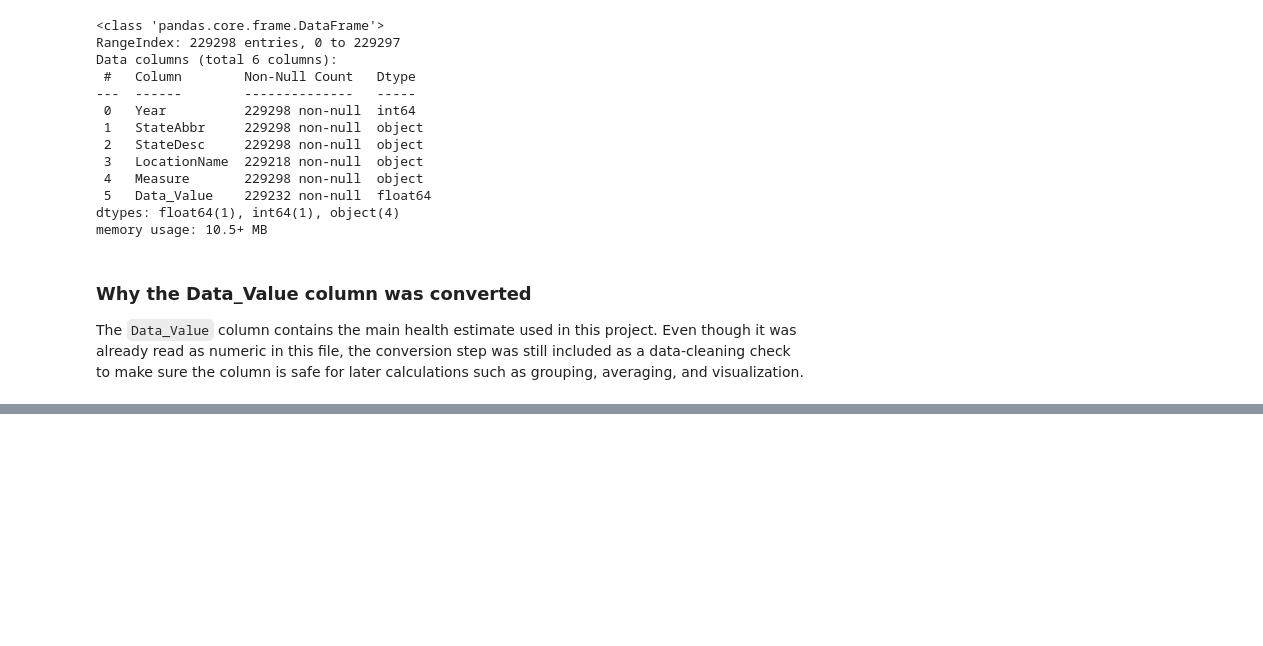
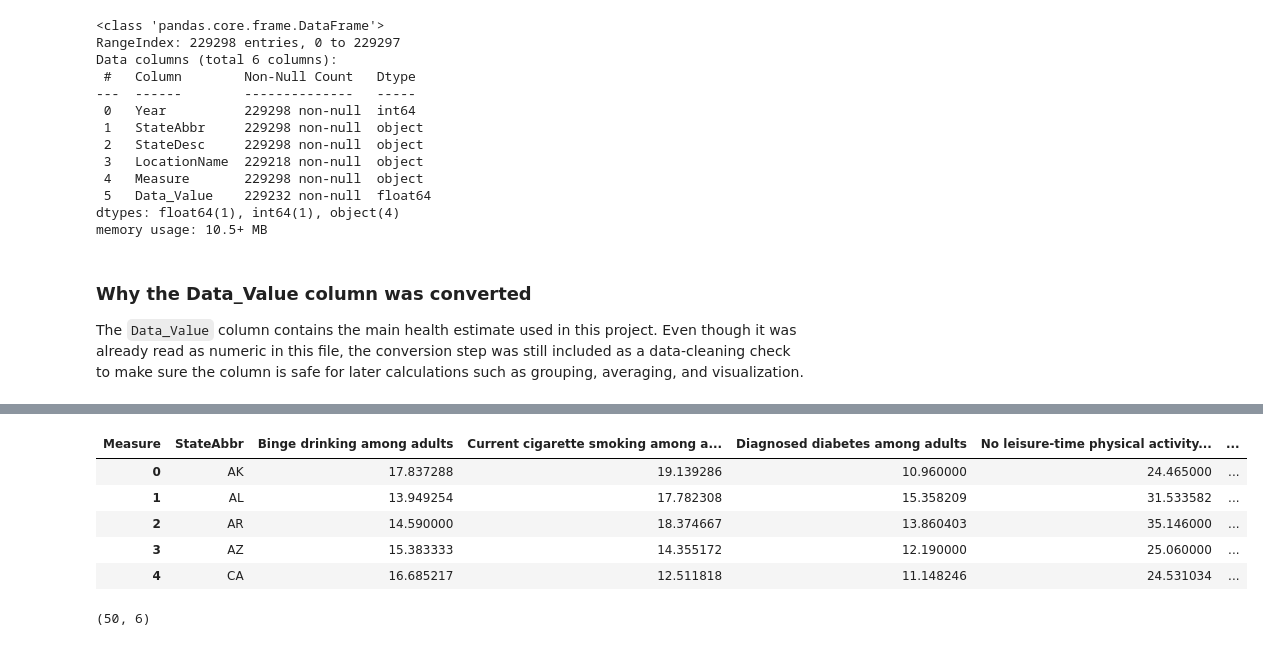
Before and after one commit to Alineu-max/Behavioral-Risk-Health-Outcomes-Analysis-BRFSS-2023-, a Jupyter notebook: notebook/places_cleaning.ipynb, the cells around one changed output, grey strips where cells are left out. Cells and saved outputs as stored; diff of their text form; code cells hidden in the pictures; blank space fills up the shorter version.

```diff
--- a/notebook/places_cleaning.ipynb
+++ b/notebook/places_cleaning.ipynb
@@ -152,0 +216,19 @@ The `Data_Value` column contains the main health estimate used in this project.
+# %%
+PLACES_state_wide = PLACES_state.pivot(
+    index='StateAbbr',
+    columns='Measure',
+    values='Data_Value'
+).reset_index()
+
+PLACES_state_wide.head()
+# %% [output]
+| Measure | StateAbbr | Binge drinking among adults | Current cigarette smoking among a... | Diagnosed diabetes among adults | No leisure-time physical activity... | ... |
+| 0 | AK | 17.837288 | 19.139286 | 10.960000 | 24.465000 | ... |
+| 1 | AL | 13.949254 | 17.782308 | 15.358209 | 31.533582 | ... |
+| 2 | AR | 14.590000 | 18.374667 | 13.860403 | 35.146000 | ... |
+| 3 | AZ | 15.383333 | 14.355172 | 12.190000 | 25.060000 | ... |
+| 4 | CA | 16.685217 | 12.511818 | 11.148246 | 24.531034 | ... |
+# %%
+PLACES_state_wide.shape
+# %% [output]
+(50, 6)
```
Also changed, not shown: parts of 13 cells of this notebook.
